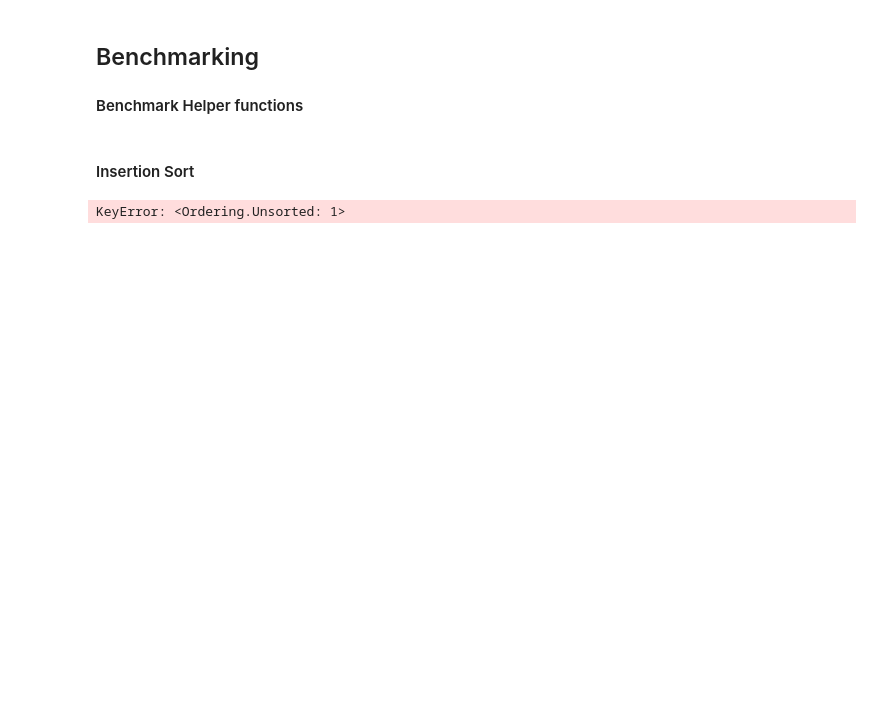
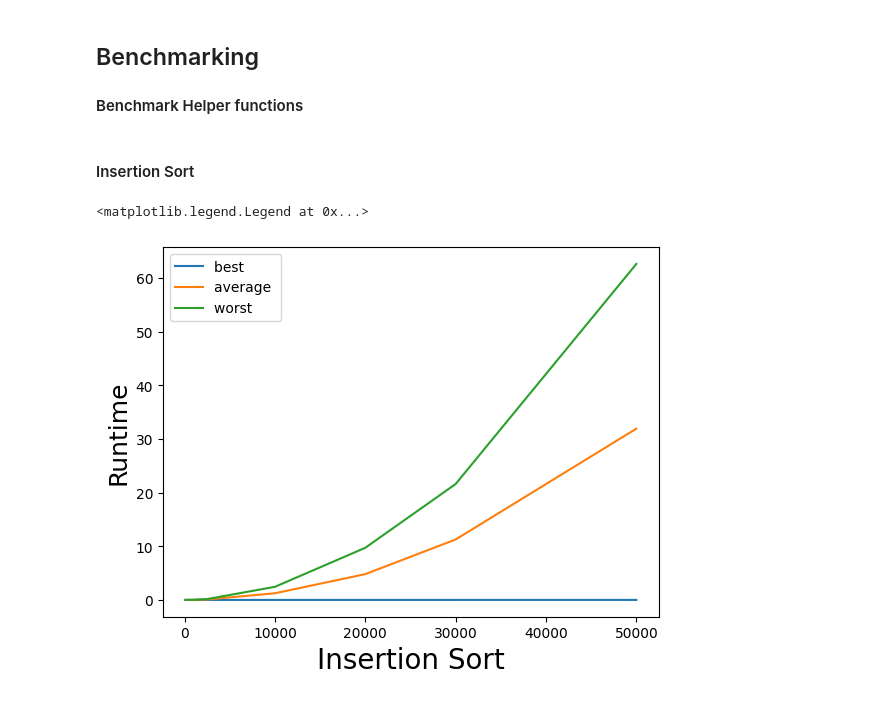
Before and after one commit to xiugaze/csc3310-program-2, a Jupyter notebook: sorting.ipynb, the cells around one changed output. Cells and saved outputs as stored; diff of their text form; code cells hidden in the pictures; blank space fills up the shorter version.

Commit message:
insertion and selection benchmarking

```diff
--- a/sorting.ipynb
+++ b/sorting.ipynb
@@ -68,6 +127,8 @@ assert input == list(range(1, 1001))
 from enum import Enum
 from random import randint
 import matplotlib.pyplot as plt
+import numpy as np
+from scipy.stats import linregress
 import time
 class Ordering(Enum):
     Unsorted = 1
@@ -94,14 +155,24 @@ def generate_list(ordering, length):
             for i in range(length):
                 l[i] = (length - i - 1)
     return l
+
+list_sizes = [100, 1000, 2500, 10000, 20000, 30000, 50000]
 # %% [markdown]
 #### Insertion Sort
-# %%
-sizes = [500, 2500, 10000, 20000, 30000]
-orderings = [Ordering.Unsorted, Ordering.Sorted, Ordering.RevSorted]
-for order in orderings:
-    for size in sizes:
-        pair = (size, benchmark(insertion_sort, generate_list(order, size)))
-        times[order].append(pair)
-# %% [output]
-KeyError: <Ordering.Unsorted: 1>
+# %%
+is_run_times = {"best": [], "worst": [], "average": []}
+for size in list_sizes:
+    is_run_times["best"].append(benchmark(insertion_sort, generate_list(Ordering.Sorted, size)))
+    is_run_times["worst"].append(benchmark(insertion_sort, generate_list(Ordering.RevSorted, size)))
+    is_run_times["average"].append(benchmark(insertion_sort, generate_list(Ordering.Unsorted, size)))
+
+plt.plot(list_sizes, is_run_times["best"], label="best ")
+plt.plot(list_sizes, is_run_times["average"], label="average ")
+plt.plot(list_sizes, is_run_times["worst"], label="worst ")
+plt.xlabel("List Size", fontsize=18)
+plt.ylabel("Runtime", fontsize=18)
+plt.xlabel("Insertion Sort", fontsize=20)
+plt.legend()
+# %% [output]
+<matplotlib.legend.Legend at 0x...>
+[figure, added]
```
Also changed, not shown: parts of 10 cells of this notebook.
